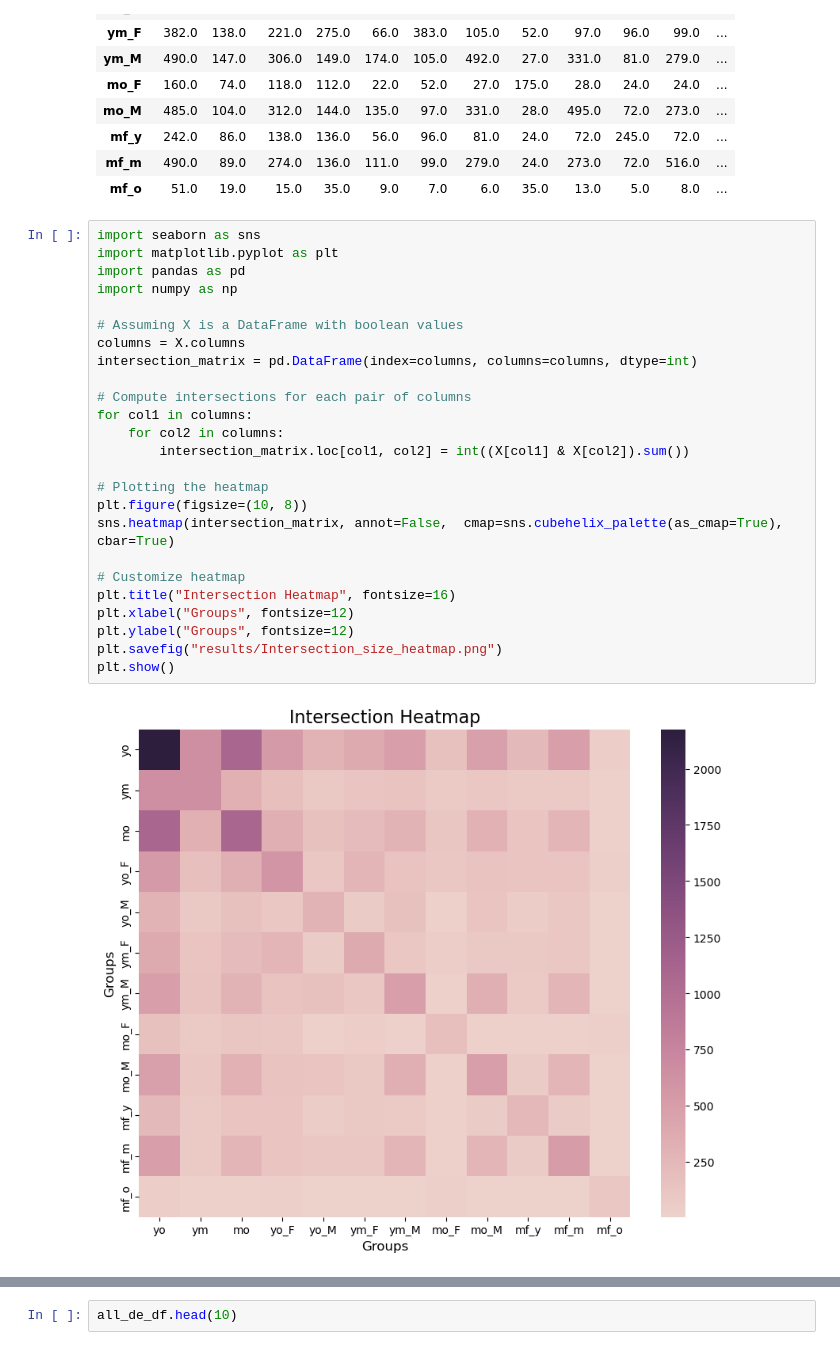
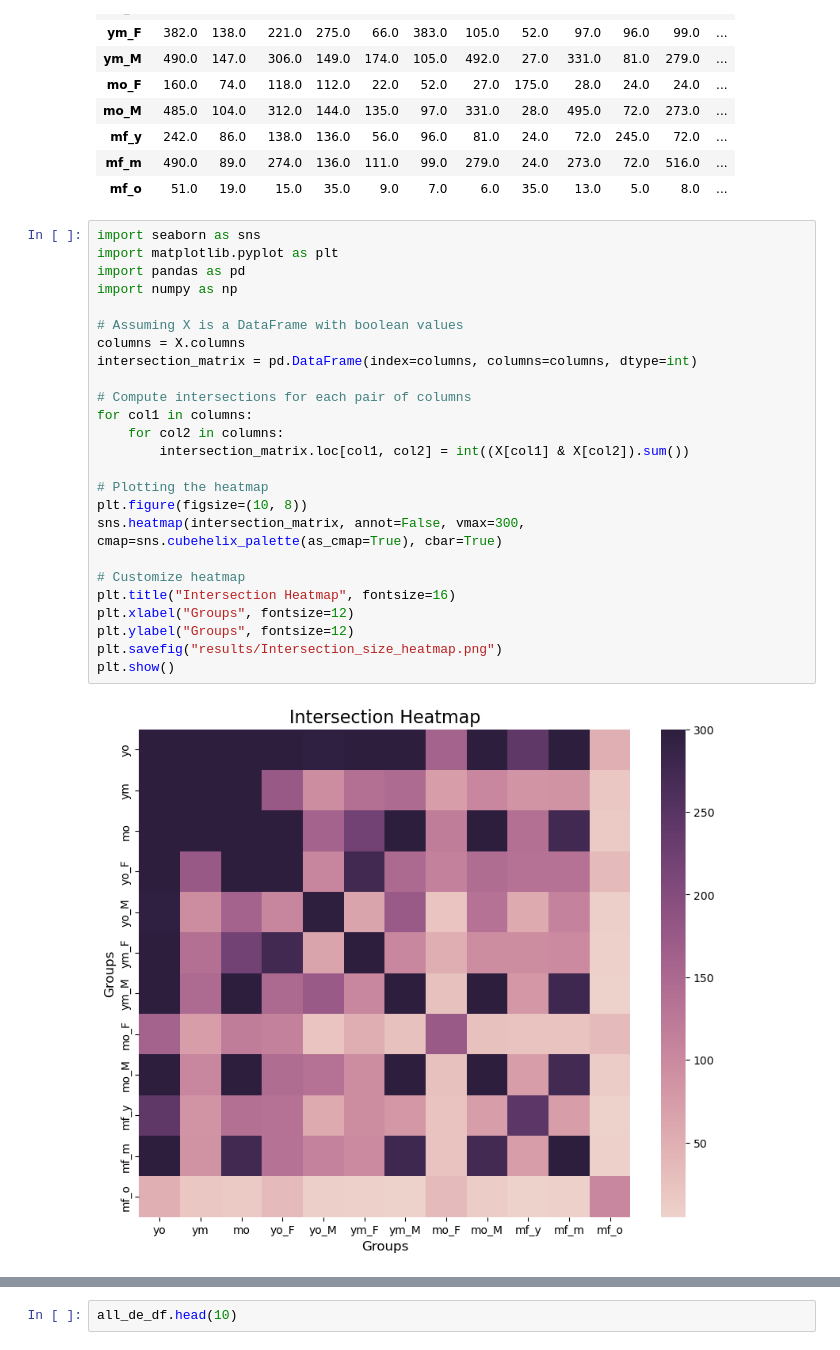
Before and after one commit to GuerreroVazquez/Transcription_factor_analysis, a Jupyter notebook: notebooks/Combine_DDSs-MF.ipynb, the cells around one changed output, grey strips where cells are left out. Drawn from its saved outputs; the diff is of its cells as text.

```diff
--- a/notebooks/Combine_DDSs-MF.ipynb
+++ b/notebooks/Combine_DDSs-MF.ipynb
@@ -161,27 +161,27 @@ intersection_matrix
 # %%
 import seaborn as sns
 import matplotlib.pyplot as plt
 import pandas as pd
 import numpy as np
 
 # Assuming X is a DataFrame with boolean values
 columns = X.columns
 intersection_matrix = pd.DataFrame(index=columns, columns=columns, dtype=int)
 
 # Compute intersections for each pair of columns
 for col1 in columns:
     for col2 in columns:
         intersection_matrix.loc[col1, col2] = int((X[col1] & X[col2]).sum())
 
 # Plotting the heatmap
 plt.figure(figsize=(10, 8))
-sns.heatmap(intersection_matrix, annot=False,  cmap=sns.cubehelix_palette(as_cmap=True), cbar=True)
+sns.heatmap(intersection_matrix, annot=False, vmax=300, cmap=sns.cubehelix_palette(as_cmap=True), cbar=True)
 
 # Customize heatmap
 plt.title("Intersection Heatmap", fontsize=16)
 plt.xlabel("Groups", fontsize=12)
 plt.ylabel("Groups", fontsize=12)
 plt.savefig("results/Intersection_size_heatmap.png")
 plt.show()
 # %% [output]
-[figure, old version]
+[figure, new version]
```
Also changed, not shown: parts of 16 cells of this notebook.
